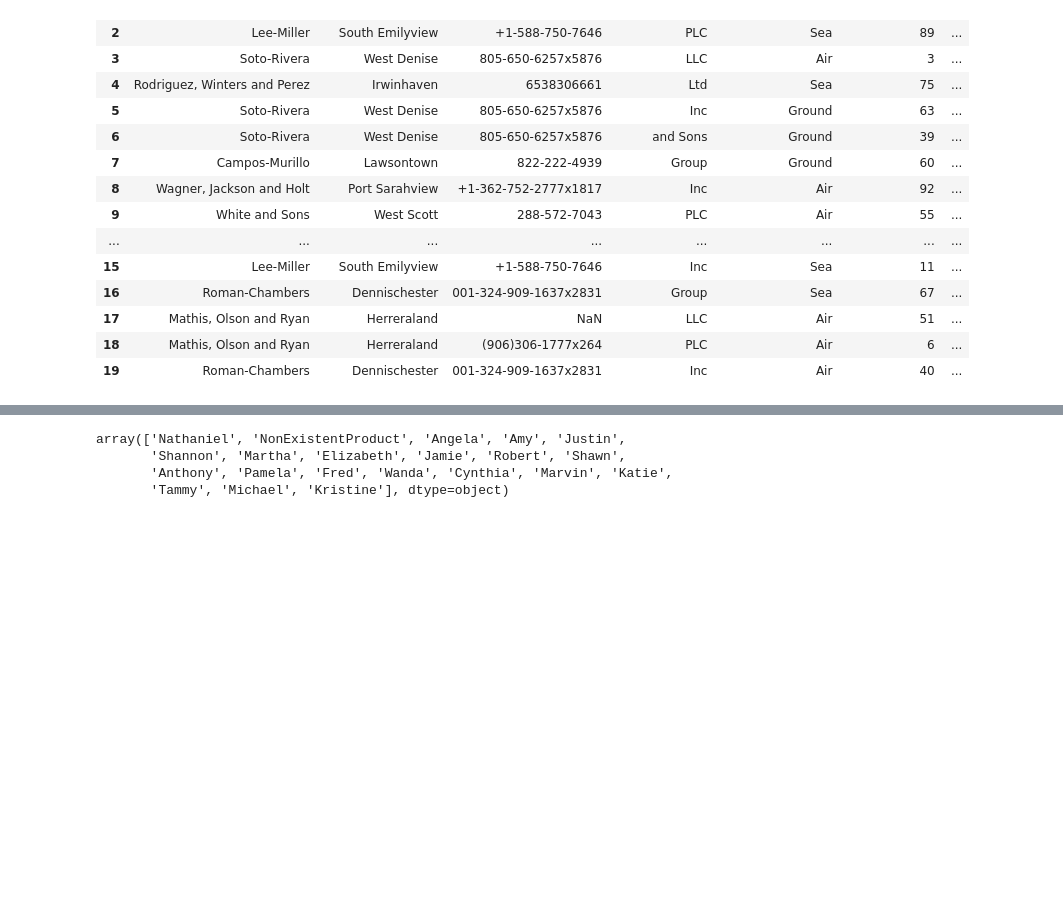
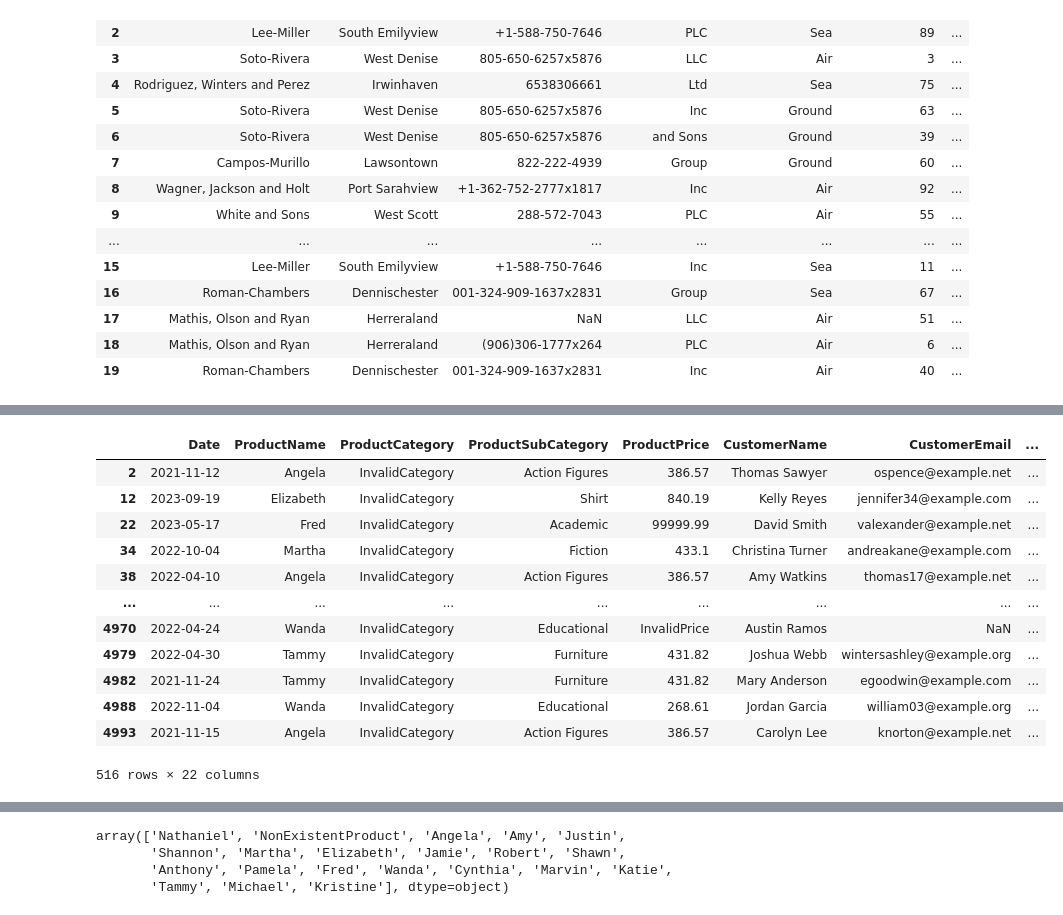
Before and after one commit to Faissal-00/Setting_up_and_Optimizing_a_Data_Warehouse_and_Analysis_with_Power_BI, a Jupyter notebook: Exploration.ipynb, the cells around one changed output, grey strips where cells are left out. Saved outputs shown, nothing was run; the diff lists cells and outputs as text; code cells hidden in the pictures; blank space fills up the shorter version.

```diff
--- a/Exploration.ipynb
+++ b/Exploration.ipynb
@@ -100,0 +119,18 @@ df[columns[10:]].head(20)
+# %%
+# Find records with 'InvalidCategory' in ProductCategory
+invalid_category = df[df['ProductCategory'] == 'InvalidCategory']
+invalid_category
+# %% [output]
+|  | Date | ProductName | ProductCategory | ProductSubCategory | ProductPrice | CustomerName | CustomerEmail | ... |
+| 2 | 2021-11-12 | Angela | InvalidCategory | Action Figures | 386.57 | Thomas Sawyer | ospence@example.net | ... |
+| 12 | 2023-09-19 | Elizabeth | InvalidCategory | Shirt | 840.19 | Kelly Reyes | jennifer34@example.com | ... |
+| 22 | 2023-05-17 | Fred | InvalidCategory | Academic | 99999.99 | David Smith | valexander@example.net | ... |
+| 34 | 2022-10-04 | Martha | InvalidCategory | Fiction | 433.1 | Christina Turner | andreakane@example.com | ... |
+| 38 | 2022-04-10 | Angela | InvalidCategory | Action Figures | 386.57 | Amy Watkins | thomas17@example.net | ... |
+| ... | ... | ... | ... | ... | ... | ... | ... | ... |
+| 4970 | 2022-04-24 | Wanda | InvalidCategory | Educational | InvalidPrice | Austin Ramos | NaN | ... |
+| 4979 | 2022-04-30 | Tammy | InvalidCategory | Furniture | 431.82 | Joshua Webb | wintersashley@example.org | ... |
+| 4982 | 2021-11-24 | Tammy | InvalidCategory | Furniture | 431.82 | Mary Anderson | egoodwin@example.com | ... |
+| 4988 | 2022-11-04 | Wanda | InvalidCategory | Educational | 268.61 | Jordan Garcia | william03@example.org | ... |
+| 4993 | 2021-11-15 | Angela | InvalidCategory | Action Figures | 386.57 | Carolyn Lee | knorton@example.net | ... |
+516 rows × 22 columns
```
Also changed, not shown: parts of 2 cells of this notebook, 12 other files.
